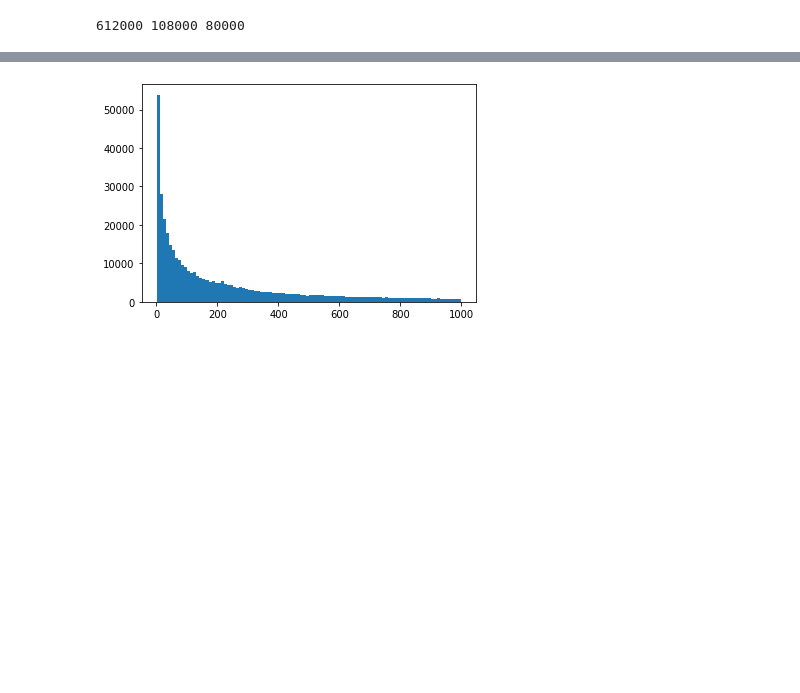
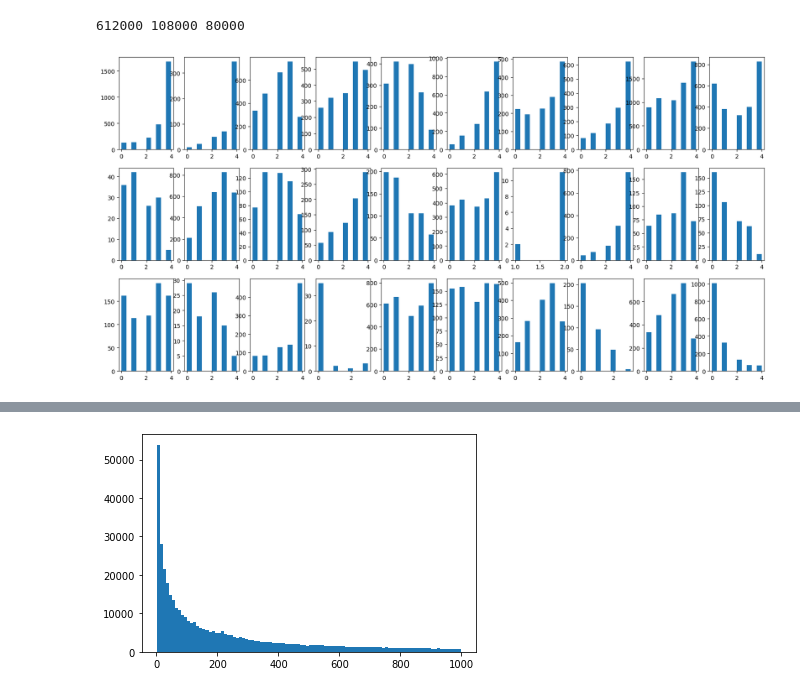
Before and after one commit to Renoyyz233/ECE253_assignment2, a Jupyter notebook: model.ipynb, the cells around one changed output, grey strips where cells are left out. Drawn from its saved outputs; the diff is of its cells as text; code cells hidden in the pictures; blank space fills up the shorter version.

```diff
--- a/model.ipynb
+++ b/model.ipynb
@@ -111,6 +100,20 @@ timePerItem = defaultdict(list)
 for u,i,t in X_train:
     timePerUser[u].append((i,t))
     timePerItem[i].append((u,t))
+# %%
+cnt = 0
+plt.figure(figsize=(20, 10), dpi=100)
+for _,i,_ in X_train:
+    cnt += 1
+    ts = [int(d[1]) for d in timePerItem[i]]
+    ts = list(map(mapping,ts))
+    plt.subplot(3,10,cnt)
+    # plt.figure(cnt)
+    x = plt.hist(ts)
+
+    if cnt >= 30: break
+# %% [output]
+[figure, added]
 # %%
 N = len(X_train)
 nUsers = len(timePerUser)
```
Also changed, not shown: parts of 27 cells of this notebook.
